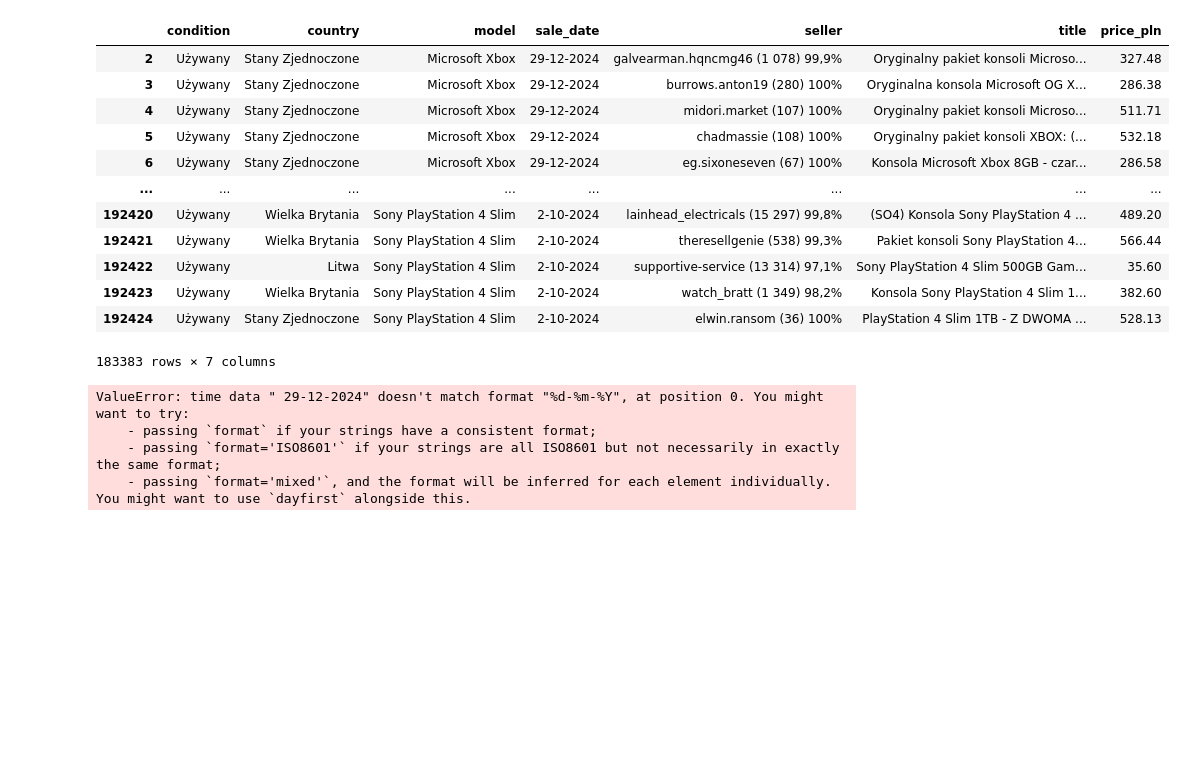
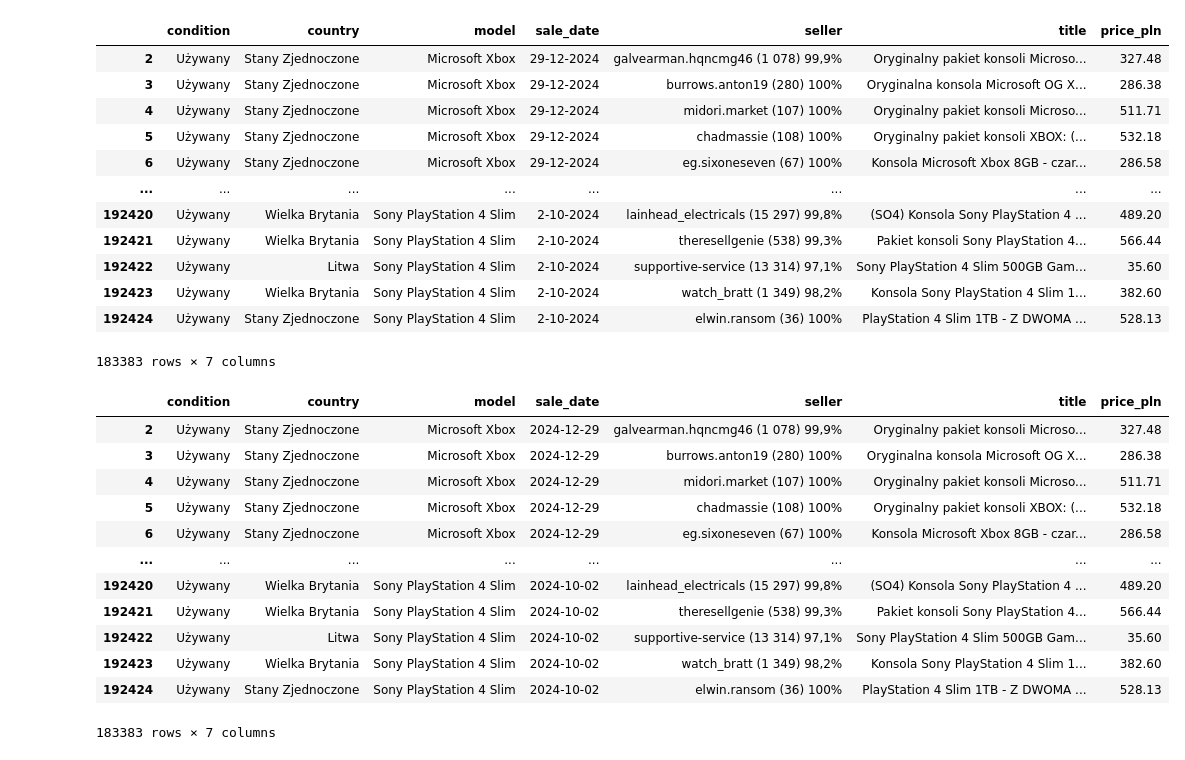
Before and after one commit to ChillGuysFromPjatk/Pad, a Jupyter notebook: src/cleaners/data_cleaning.ipynb, the cells around one changed output. Cells and saved outputs as stored; diff of their text form; code cells hidden in the pictures; blank space fills up the shorter version.

```diff
--- a/src/cleaners/data_cleaning.ipynb
+++ b/src/cleaners/data_cleaning.ipynb
@@ -134,8 +133,18 @@ df
 183383 rows × 7 columns
 # %%
 df['sale_date'] = pd.to_datetime(df['sale_date'], format='%d-%m-%Y')
+df
 # %% [output]
+|  | condition | country | model | sale_date | seller | title | price_pln |
+| 2 | Używany | Stany Zjednoczone | Microsoft Xbox | 2024-12-29 | galvearman.hqncmg46 (1 078) 99,9% | Oryginalny pakiet konsoli Microso... | 327.48 |
+| 3 | Używany | Stany Zjednoczone | Microsoft Xbox | 2024-12-29 | burrows.anton19 (280) 100% | Oryginalna konsola Microsoft OG X... | 286.38 |
+| 4 | Używany | Stany Zjednoczone | Microsoft Xbox | 2024-12-29 | midori.market (107) 100% | Oryginalny pakiet konsoli Microso... | 511.71 |
+| 5 | Używany | Stany Zjednoczone | Microsoft Xbox | 2024-12-29 | chadmassie (108) 100% | Oryginalny pakiet konsoli XBOX: (... | 532.18 |
+| 6 | Używany | Stany Zjednoczone | Microsoft Xbox | 2024-12-29 | eg.sixoneseven (67) 100% | Konsola Microsoft Xbox 8GB - czar... | 286.58 |
+| ... | ... | ... | ... | ... | ... | ... | ... |
+| 192420 | Używany | Wielka Brytania | Sony PlayStation 4 Slim | 2024-10-02 | lainhead_electricals (15 297) 99,8% | (SO4) Konsola Sony PlayStation 4 ... | 489.20 |
+| 192421 | Używany | Wielka Brytania | Sony PlayStation 4 Slim | 2024-10-02 | theresellgenie (538) 99,3% | Pakiet konsoli Sony PlayStation 4... | 566.44 |
+| 192422 | Używany | Litwa | Sony PlayStation 4 Slim | 2024-10-02 | supportive-service (13 314) 97,1% | Sony PlayStation 4 Slim 500GB Gam... | 35.60 |
+| 192423 | Używany | Wielka Brytania | Sony PlayStation 4 Slim | 2024-10-02 | watch_bratt (1 349) 98,2% | Konsola Sony PlayStation 4 Slim 1... | 382.60 |
+| 192424 | Używany | Stany Zjednoczone | Sony PlayStation 4 Slim | 2024-10-02 | elwin.ransom (36) 100% | PlayStation 4 Slim 1TB - Z DWOMA ... | 528.13 |
-ValueError: time data " 29-12-2024" doesn't match format "%d-%m-%Y", at position 0. You might want to try:
-    - passing `format` if your strings have a consistent format;
-    - passing `format='ISO8601'` if your strings are all ISO8601 but not necessarily in exactly the same format;
-    - passing `format='mixed'`, and the format will be inferred for each element individually. You might want to use `dayfirst` alongside this.
+183383 rows × 7 columns
```
Also changed, not shown: parts of 9 cells of this notebook.
